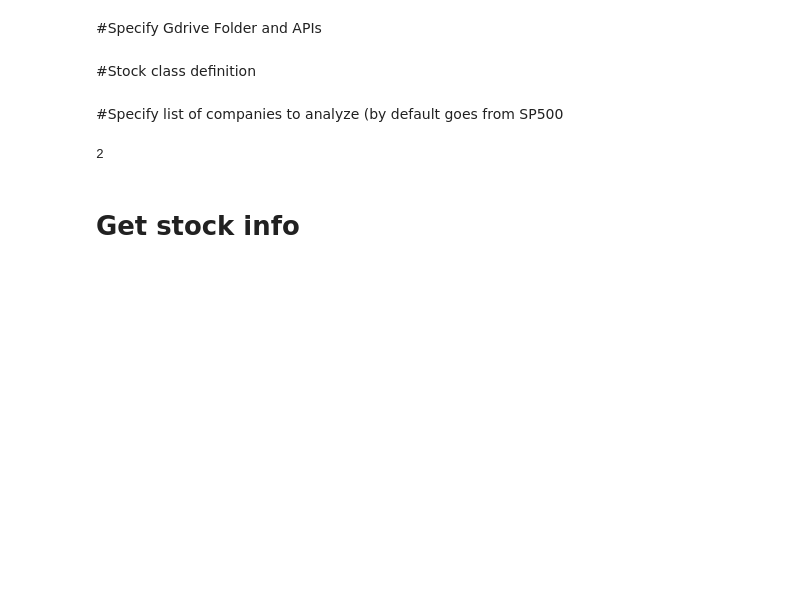
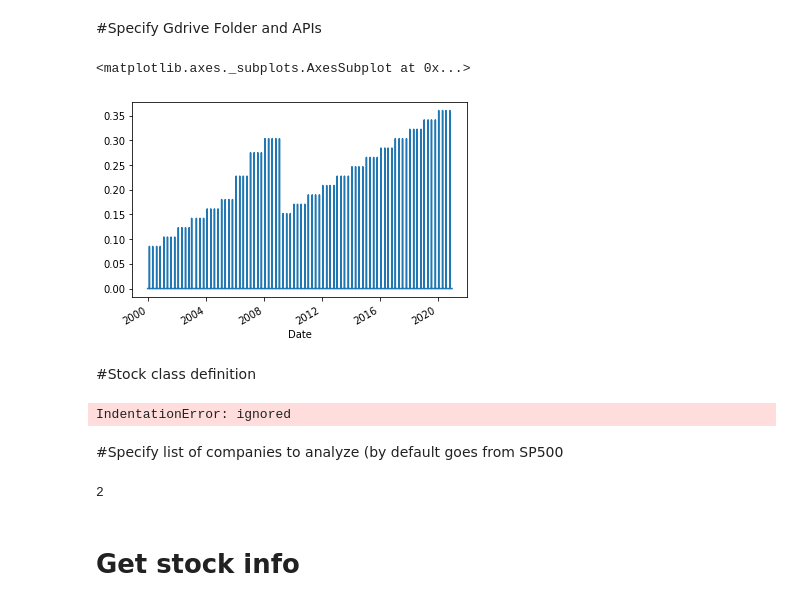
Before and after one commit to mne70let/Visualize_US_Stocks_Data, a Jupyter notebook: visualize_us_stocks_data.ipynb, the cells around one changed output. Cells and saved outputs as stored; diff of their text form; code cells hidden in the pictures; blank space fills up the shorter version.

```diff
--- a/visualize_us_stocks_data.ipynb
+++ b/visualize_us_stocks_data.ipynb
@@ -46,13 +64,28 @@ gdfolder='/content/gdrive/MyDrive/Coding/StockData/'
 #yrs of history to download fundamentals
 yrs=20
 pricedatemin='2000-01-01'
-pricedatemax='2020-12-18'
+pricedatemax='2021-01-01'
 #set apikey once:
 
 source={'site' : 'https://financialmodelingprep.com/api/v3/', 'apikey' : 'f02628de5ce2be84c9b758c979ded870'}
 ## https://financialmodelingprep.com/developer/docs/dashboard
 #source={'site' : 'https://fmpcloud.io/api/v3/', 'apikey' : '678054f957cd7cd14c361b5610e2d24e'}
 ## https://fmpcloud.io/dashboard
+# %%
+yf_ticker = yf.Ticker("PFE")
+# get stock info
+yf_ticker.info
+hist_price_div=yf_ticker.history(start = pricedatemin, end = pricedatemax)
+hist_price_div
+hist_price_div.drop(hist_price_div.columns.difference(['Close', 'Dividends']), 1, inplace=True )  #drop all except
+hist_price_div
+hist_price_div.rename(columns={'Close':'close',
+                               'Dividends':'adjDividend'},
+                      inplace=True)
+hist_price_div.adjDividend.plot()
+# %% [output]
+<matplotlib.axes._subplots.AxesSubplot at 0x...>
+[figure, added]
 # %% [markdown]
 #Stock class definition
 # %%
@@ -84,23 +117,13 @@ class stock_class:
 
     #If no price&divs data on gdrive - do request to API
     if (self.hist_price_div.empty == True):
-      #Reading from API
-      hist_price=self.read_from_api(self.hist_price_url()) #local variable
-      #to minimize number of api requets if error
-      if hist_price.empty == False:
-        ##Working further with price and divs
-        hist_divs=self.read_from_api(self.hist_divs_url())
-        hist_price.drop(hist_price.columns.difference(['close']), 1, inplace=True)#drop all except
-        if hist_divs.empty == False:
-          hist_divs.drop(hist_divs.columns.difference(['adjDividend']), 1, inplace=True)#drop all except
-        else: #fictios 0 div entry to make other scripts work for no div shares
-          hist_divs=pd.DataFrame()
-          hist_divs=pd.DataFrame([{'date': '2020-01-02', 'adjDividend': 0}])
-          hist_divs['date'] = pd.to_datetime(hist_divs['date'])
-          hist_divs.set_index('date', inplace=True)
-        self.hist_price_div = pd.concat([hist_price, hist_divs], axis =1)
-        self.hist_price_div.index=pd.to_datetime(self.hist_price_div.index) #conversion to timestamp
-        self.hist_price_div['adjDividend'] = self.hist_price_div['adjDividend'].fillna(0)
+        yf_ticker = yf.Ticker(self.ticker)
+        self.hist_price_div=yf_ticker.history(start = pricedatemin, end = pricedatemax)
+        self.hist_price_div
+        self.hist_price_div.drop(self.hist_price_div.columns.difference(['Close', 'Dividends']), 1, inplace=True )  #drop all except
+        self.hist_price_div.rename(columns={'Close':'close',
+                                      'Dividends':'adjDividend'},
+                              inplace=True)
         self.hist_price_div.to_csv(self.ticker+ '_hist_price_div.csv')
         shutil.copy(self.ticker+ '_hist_price_div.csv', gdfolder + self.ticker+ '_hist_price_div.csv')
 
@@ -298,6 +321,8 @@ class stock_class:
       return ret
     except:
       return ''
+# %% [output]
+IndentationError: ignored
 # %% [markdown]
 #Specify list of companies to analyze (by default goes from SP500
 # %%
```
Also changed, not shown: parts of 2 cells of this notebook.
